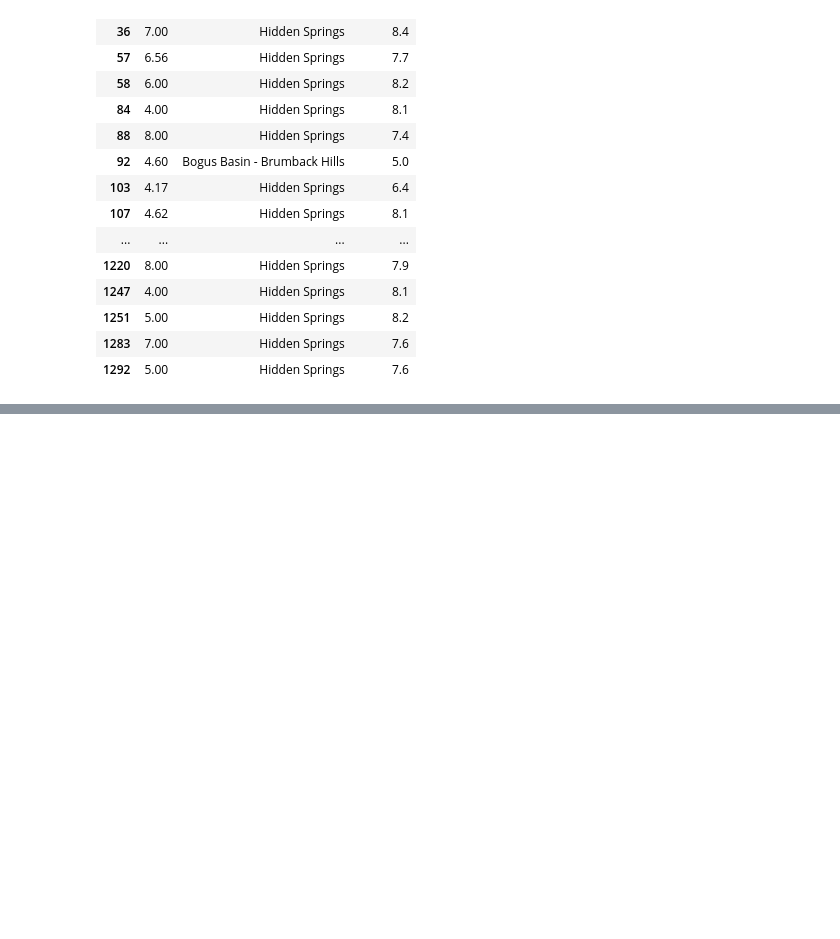
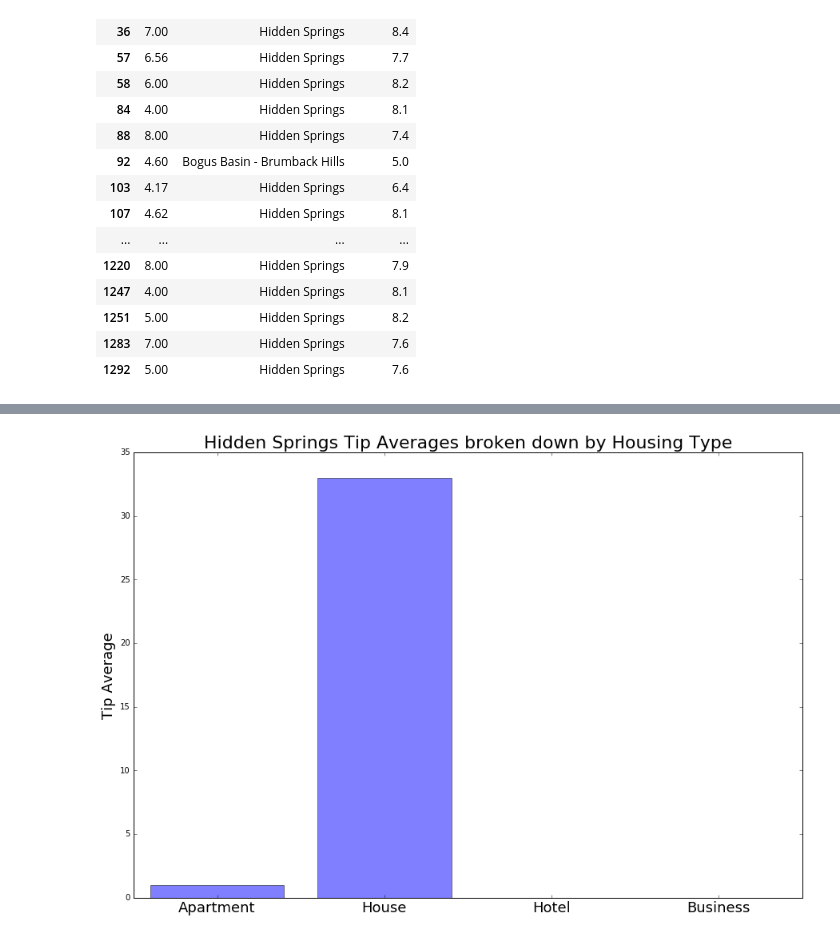
Before and after one commit to angelddaz/pizza_delivery, a Jupyter notebook: 001_pizza_jupyter_notebook.ipynb, the cells around one changed output, grey strips where cells are left out. Drawn from its saved outputs; the diff is of its cells as text; code cells hidden in the pictures; blank space fills up the shorter version.

```diff
--- a/001_pizza_jupyter_notebook.ipynb
+++ b/001_pizza_jupyter_notebook.ipynb
@@ -88,0 +203,14 @@ far
+# %%
+#building another bar chart
+objects = ('Apartment', 'House', 'Hotel', 'Business')
+y_pos = np.arange(len(objects))
+xvals = [apt, house, hotel, business]
+
+pl.bar(y_pos, xvals, align='center', alpha=0.5)
+pl.xticks(y_pos, objects, fontsize=18)
+pl.ylabel('Tip Average', fontsize=18)
+pl.title('Hidden Springs Tip Averages broken down by Housing Type', fontsize=22)
+pl.rcParams['figure.figsize'] = (15, 10)
+pl.show()
+# %% [output]
+[figure, added]
```
Also changed, not shown: parts of 26 cells of this notebook.
